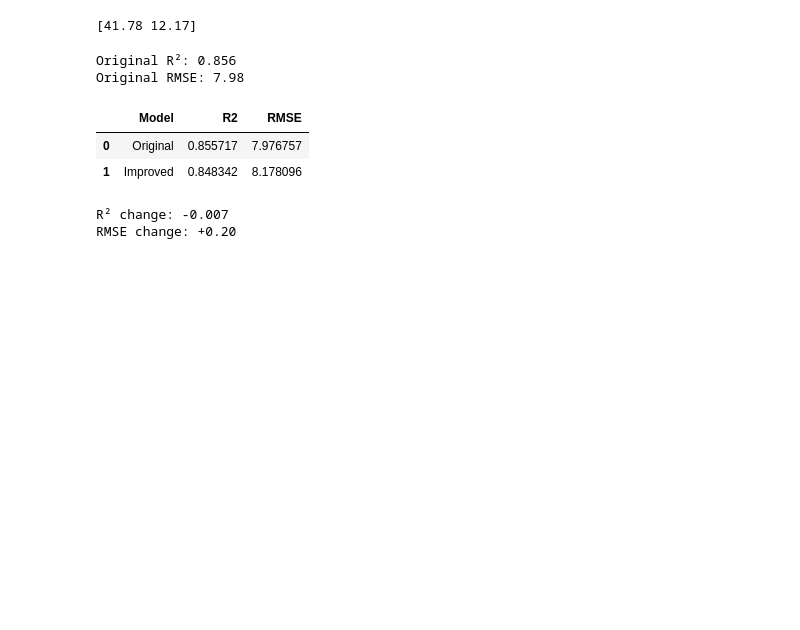
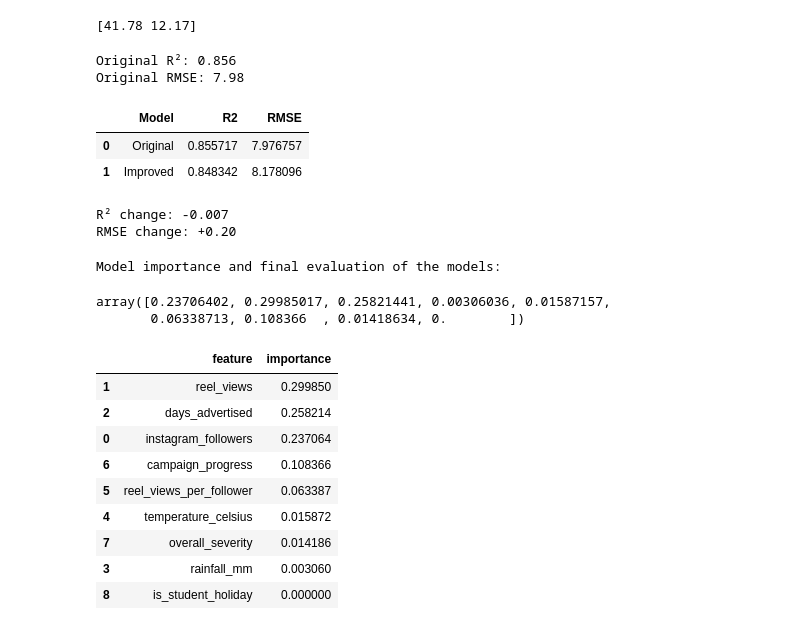
Before and after one commit to alexjones602/ticket-sales-analysis, a Jupyter notebook: notebooks/14_model_comparisons.ipynb, the cells around one changed output. Cells and saved outputs as stored; diff of their text form; code cells hidden in the pictures; blank space fills up the shorter version.

```diff
--- a/notebooks/14_model_comparisons.ipynb
+++ b/notebooks/14_model_comparisons.ipynb
@@ -105,3 +105,12 @@ print(f"RMSE change: {rmse_change:+.2f}")
 # %% [output]
 R² change: -0.007
 RMSE change: +0.20
+# %%
+print("Model importance and final evaluation of the models:")
+# %% [output]
+Model importance and final evaluation of the models:
+# %%
+improved_model.feature_importances_
+# %% [output]
+array([0.23706402, 0.29985017, 0.25821441, 0.00306036, 0.01587157,
+       0.06338713, 0.108366  , 0.01418634, 0.        ])
@@ -107,0 +121,15 @@ RMSE change: +0.20
+# %%
+df = feature_importance
+# %%
+df.head(10)
+# %% [output]
+|  | feature | importance |
+| 1 | reel_views | 0.299850 |
+| 2 | days_advertised | 0.258214 |
+| 0 | instagram_followers | 0.237064 |
+| 6 | campaign_progress | 0.108366 |
+| 5 | reel_views_per_follower | 0.063387 |
+| 4 | temperature_celsius | 0.015872 |
+| 7 | overall_severity | 0.014186 |
+| 3 | rainfall_mm | 0.003060 |
+| 8 | is_student_holiday | 0.000000 |
```
Also changed, not shown: parts of 17 cells of this notebook, 10 other files.
